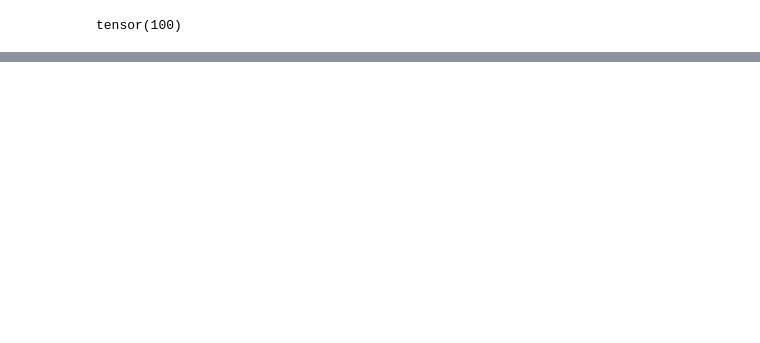
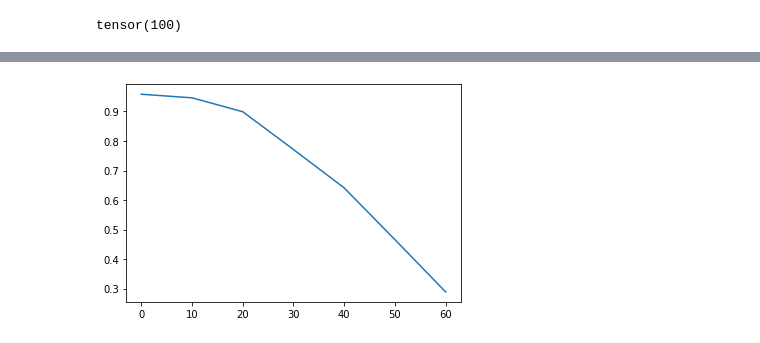
Before and after one commit to DeskDown/Learning_Pytorch, a Jupyter notebook: Pytorch_PythonEngineer.ipynb, the cells around one changed output, grey strips where cells are left out. Saved outputs shown, nothing was run; the diff lists cells and outputs as text; code cells hidden in the pictures; blank space fills up the shorter version.

```diff
--- a/Pytorch_PythonEngineer.ipynb
+++ b/Pytorch_PythonEngineer.ipynb
@@ -1365,0 +1425,17 @@ tensor(100)
+# %%
+# Model
+class NeuralNet(nn.Module):
+    def __init__(self, n_inFeatures, hidden_size, n_classes):
+        super().__init__()
+        self.lin1 = nn.Linear(n_inFeatures, hidden_size)
+        self.lin2 = nn.Linear(hidden_size,n_clasess)
+
+
+    def forward(self, x):
+        out = self.lin1(x)
+        out = torch.relu(out)
+        out = self.lin2(out)
+        return out
+
+
+model = NeuralNet(input_features, hidden_size, n_clasess).to(device)
@@ -1365,0 +1510,4 @@ tensor(100)
+# %%
+plt.plot(list(angle_accuracy.keys()), list(angle_accuracy.values()));
+# %% [output]
+[figure, added]
```
Also changed, not shown: parts of 10 cells of this notebook.
